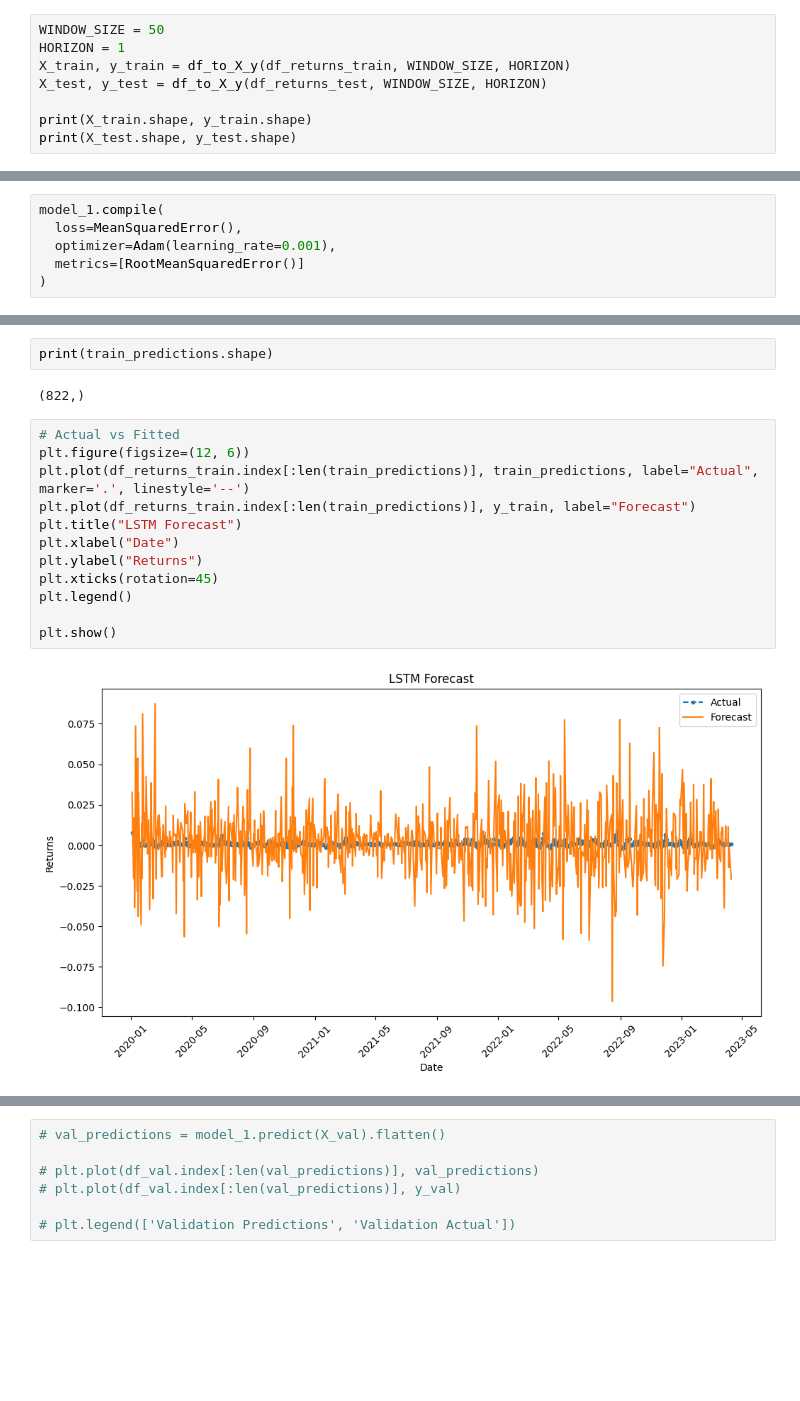
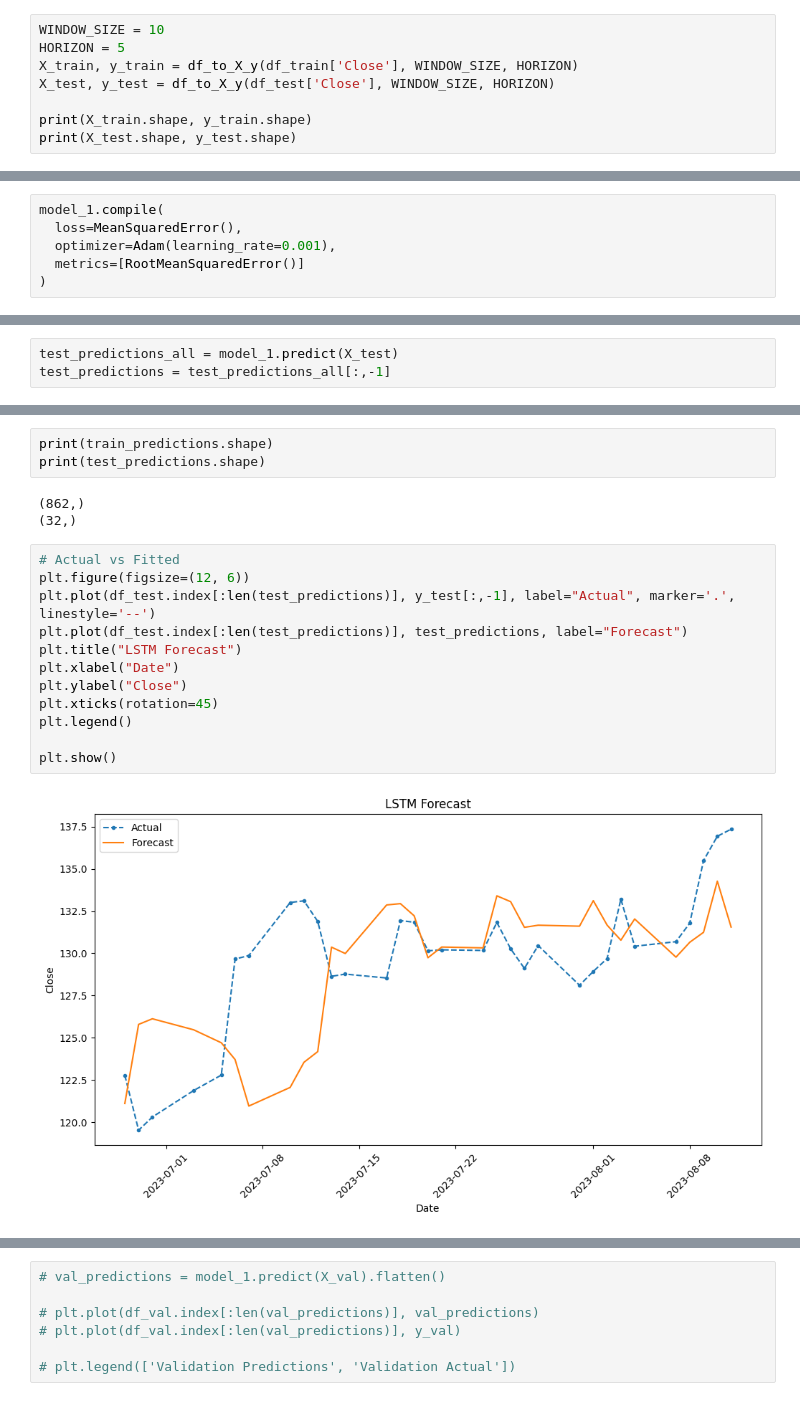
Before and after one commit to Ahmant/apziva-value-investor, a Jupyter notebook: notebooks/main.ipynb, the cells around one changed output, grey strips where cells are left out. Saved outputs shown, nothing was run; the diff lists cells and outputs as text; blank space fills up the shorter version.

```diff
--- a/notebooks/main.ipynb
+++ b/notebooks/main.ipynb
@@ -508,10 +546,10 @@ def df_to_X_y(df, window_size=5, horizon=5):
 
   return np.array(X), np.array(y)
 # %%
-WINDOW_SIZE = 50
-HORIZON = 1
-X_train, y_train = df_to_X_y(df_returns_train, WINDOW_SIZE, HORIZON)
-X_test, y_test = df_to_X_y(df_returns_test, WINDOW_SIZE, HORIZON)
+WINDOW_SIZE = 10
+HORIZON = 5
+X_train, y_train = df_to_X_y(df_train['Close'], WINDOW_SIZE, HORIZON)
+X_test, y_test = df_to_X_y(df_test['Close'], WINDOW_SIZE, HORIZON)
 
 print(X_train.shape, y_train.shape)
 print(X_test.shape, y_test.shape)
@@ -590,0 +629,3 @@ train_predictions = train_predictions[:,-1]
+# %%
+test_predictions_all = model_1.predict(X_test)
+test_predictions = test_predictions_all[:,-1]
@@ -591,18 +634,20 @@ train_predictions = train_predictions[:,-1]
 # %%
 print(train_predictions.shape)
+print(test_predictions.shape)
 # %% [output]
-(822,)
+(862,)
+(32,)
 # %%
 # Actual vs Fitted
 plt.figure(figsize=(12, 6))
-plt.plot(df_returns_train.index[:len(train_predictions)], train_predictions, label="Actual", marker='.', linestyle='--')
-plt.plot(df_returns_train.index[:len(train_predictions)], y_train, label="Forecast")
+plt.plot(df_test.index[:len(test_predictions)], y_test[:,-1], label="Actual", marker='.', linestyle='--')
+plt.plot(df_test.index[:len(test_predictions)], test_predictions, label="Forecast")
 plt.title("LSTM Forecast")
 plt.xlabel("Date")
-plt.ylabel("Returns")
+plt.ylabel("Close")
 plt.xticks(rotation=45)
 plt.legend()
 
 plt.show()
 # %% [output]
-[figure, old version]
+[figure, new version]
```
Also changed, not shown: parts of 43 cells of this notebook.
